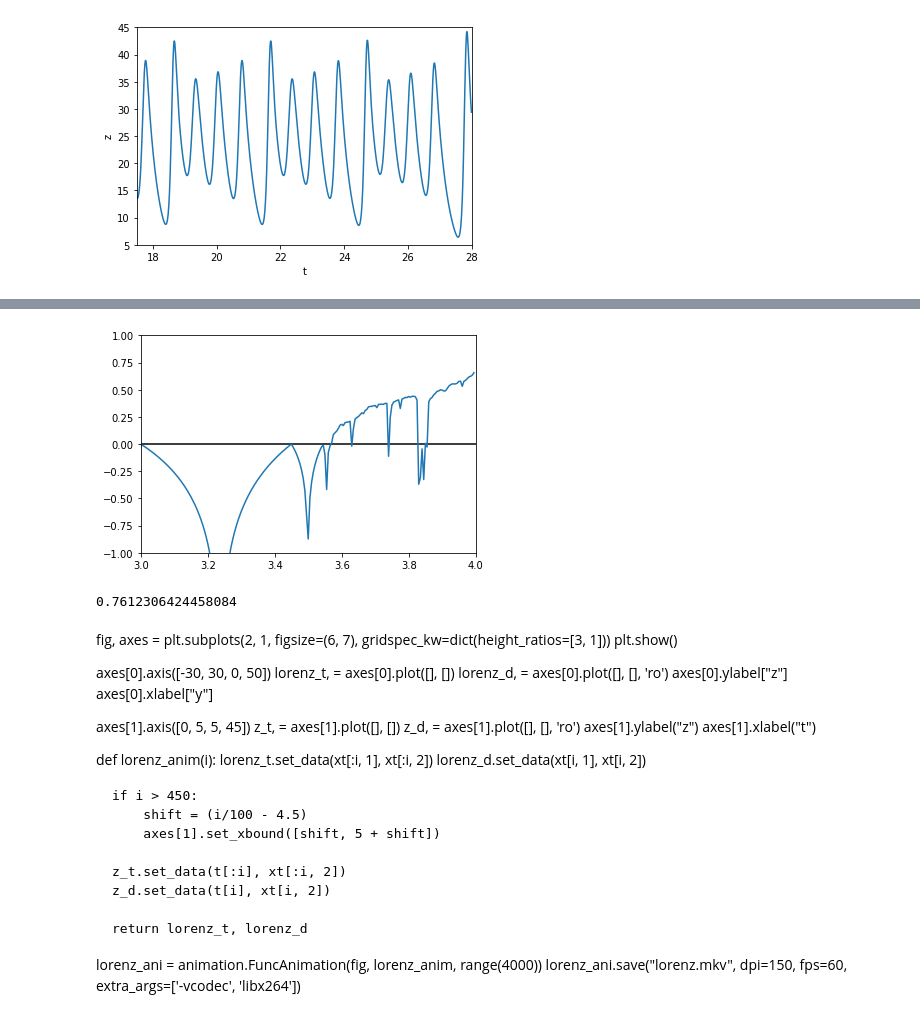
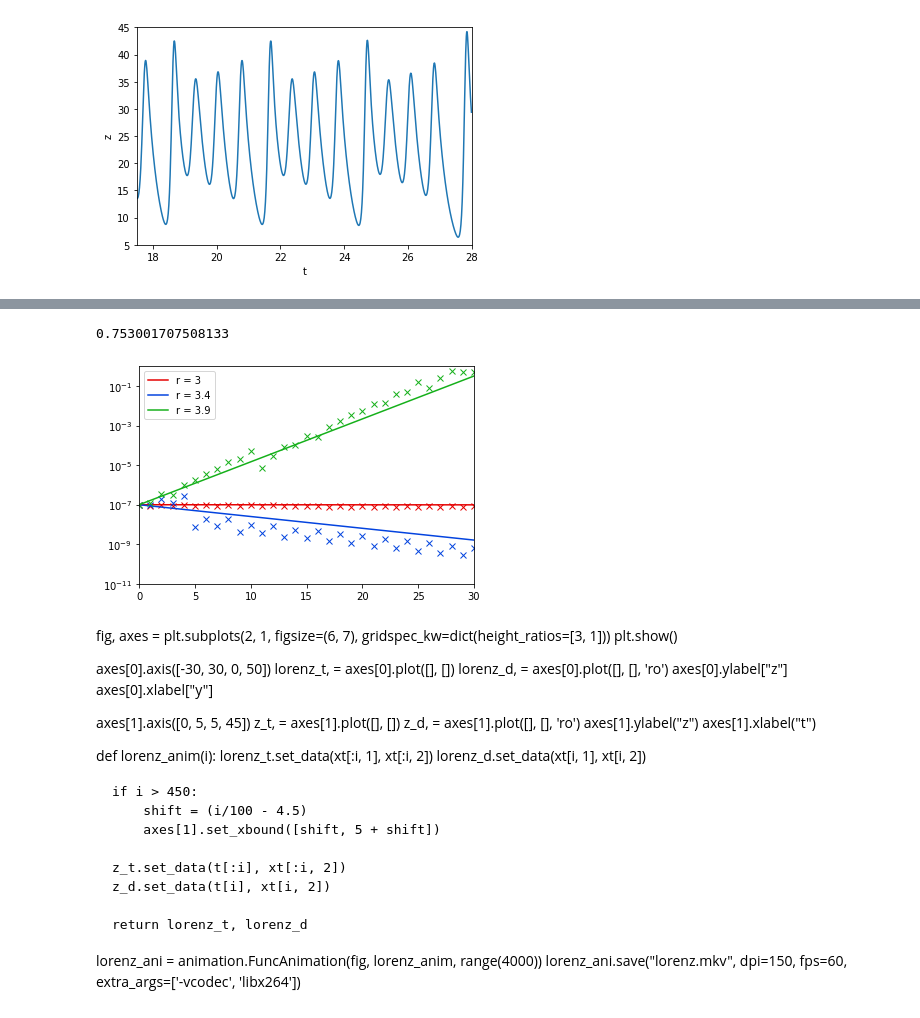
Before and after one commit to ekiMGlz/lyapunov-exp, a Jupyter notebook: lorenz.ipynb, the cells around one changed output, grey strips where cells are left out. Saved outputs shown, nothing was run; the diff lists cells and outputs as text; code cells hidden in the pictures.

```diff
--- a/lorenz.ipynb
+++ b/lorenz.ipynb
@@ -81,18 +111,7 @@ def approx_lyapunov_exponent(f, rand_interval, eps=1e-8, discard=300, iters=1000
 
     return sum_log/iters
 
-# Mapa del exponente de lyapunov para la ecuacion logistica
-
-logistic = lambda x, r : r*x*(1-x)
-r = np.arange(3, 4, 0.005)
-plt.plot(r, approx_lyapunov_exponent(lambda x: logistic(x, r), [0, 1]))
-plt.hlines(0, 3, 4)
-plt.axis([3, 4, -1, 1])
-plt.show()
+# Exp de lyapunov aproximado de el mapa de lorenz
+approx_lyapunov_exponent(f, [35, 45])
 # %% [output]
-[figure, removed]
+0.753001707508133
-# %%
-# Exp de lyapunov aproximado de el mapa de lorenz
-approx_lyapunov_exponent(f, [35, 45])
-# %% [output]
-0.7612306424458084
@@ -99,3 +129,30 @@ approx_lyapunov_exponent(f, [35, 45])
+# %%
+
+logistic = lambda x, r :  r*x*(1-x)
+x0 = 0.35
+eps = 0.0000001
+r_s = [3, 3.4, 3.9]
+iterations = 30
+
+colors = ["xkcd:red", "xkcd:blue", "xkcd:green"]
+for r, c in zip(r_s, colors):
+    l1 = [x0]
+    l2 = [x0 + eps]
+
+    for i in range(iterations):
+        l1.append(logistic(l1[-1], r))
+        l2.append(logistic(l2[-1], r))
+    L = approx_lyapunov_exponent(lambda x: logistic(x, r), [x0,x0])
+    delta = lambda n : eps * np.exp(L * n)
+    plt.plot(range(iterations + 1), np.abs(np.array(l1)-np.array(l2)), 'x', color=c)
+    plt.plot([0, iterations], [delta(x) for x in [0, iterations]], color=c, label="r = {}".format(r))
+
+plt.yscale("log")
+plt.axis([0, iterations, 1e-11, 1])
+plt.legend()
+plt.show()
+# %% [output]
+[figure, added]
 # %%
 from matplotlib import animation
 %matplotlib qt
```
Also changed, not shown: parts of 5 cells of this notebook.
